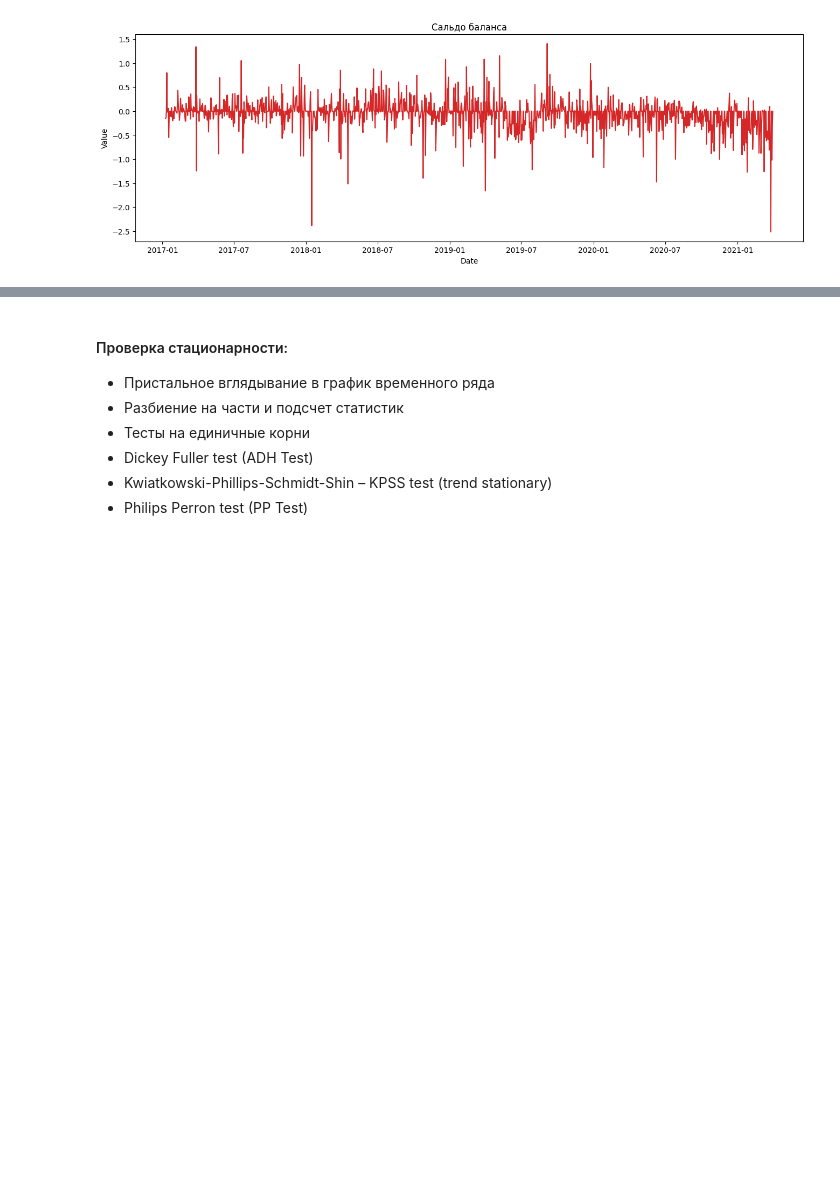
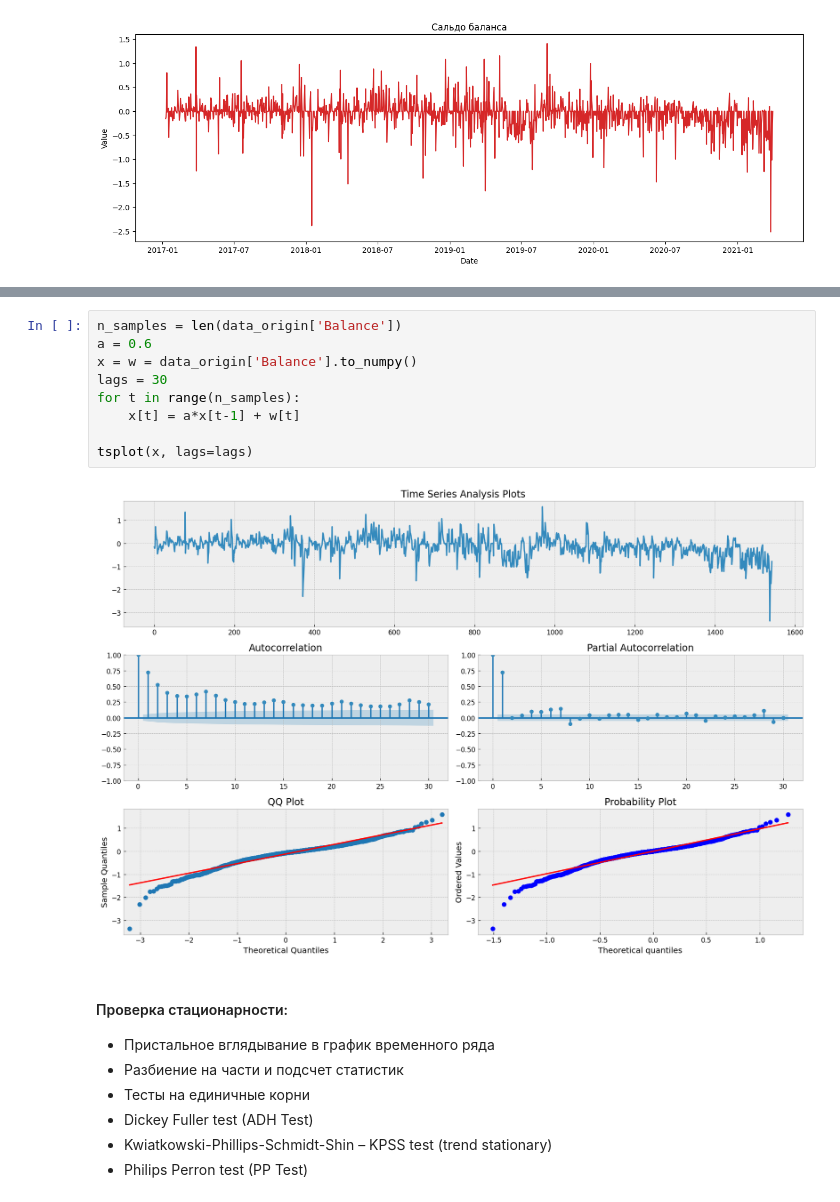
Before and after one commit to kiripcha/-FTIAD-Time-structured-data-analysis, a Jupyter notebook: Project/main.ipynb, the cells around one changed output, grey strips where cells are left out. Cells and saved outputs as stored; diff of their text form; blank space fills up the shorter version.

```diff
--- a/Project/main.ipynb
+++ b/Project/main.ipynb
@@ -127,3 +220,14 @@ plot_df(data_origin, x=data_origin.index, y=data_origin.Balance, title='Саль
+# %%
+n_samples = len(data_origin['Balance'])
+a = 0.6
+x = w = data_origin['Balance'].to_numpy()
+lags = 30
+for t in range(n_samples):
+    x[t] = a*x[t-1] + w[t]
+
+tsplot(x, lags=lags)
+# %% [output]
+[figure, added]
 # %% [markdown]
 #### Проверка стационарности:
 
```
Also changed, not shown: parts of 43 cells of this notebook.
